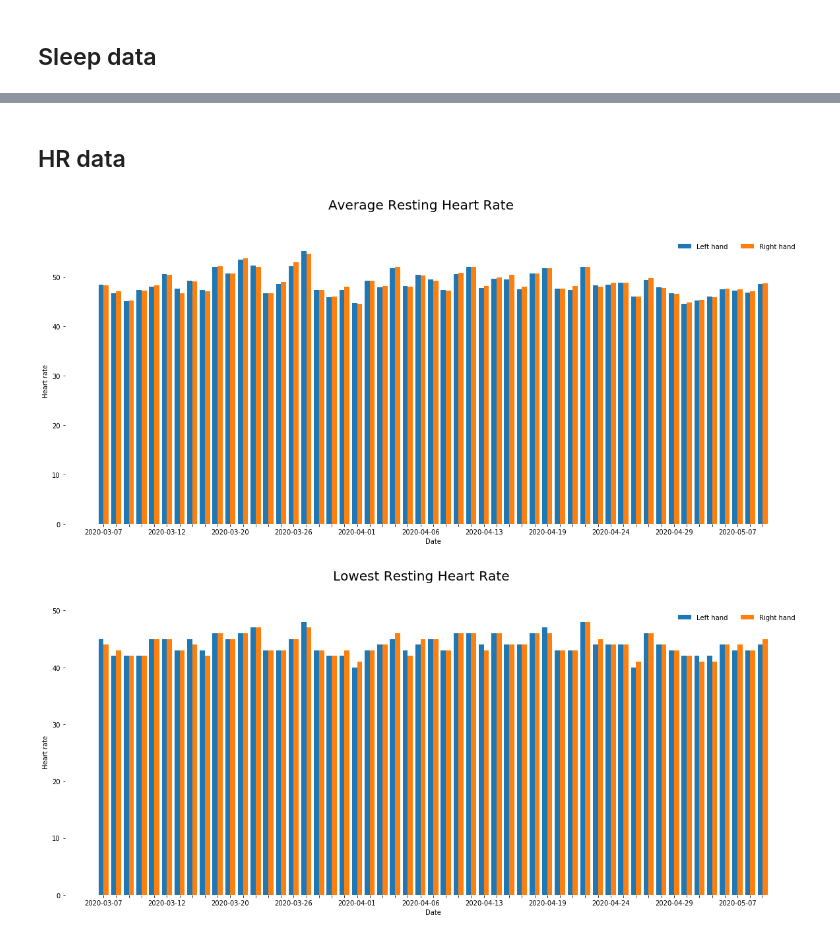
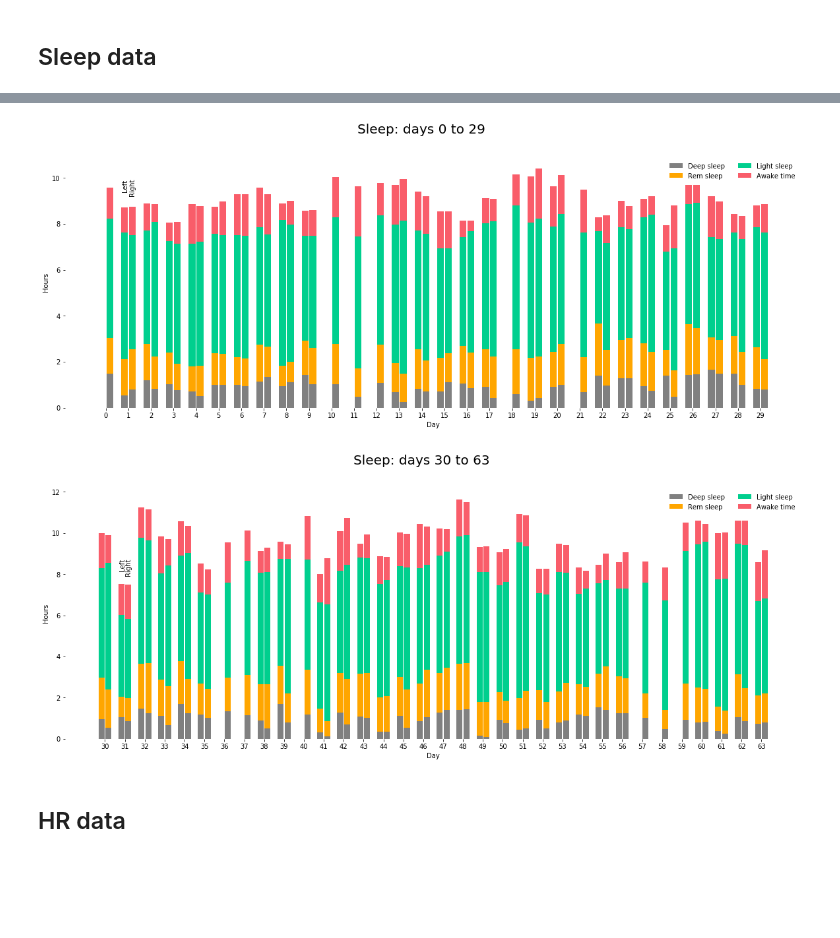
Before and after one commit to hietalajulius/oura-data-analysis, a Jupyter notebook: Oura Data Analysis.ipynb, the cells around one changed output, grey strips where cells are left out. Saved outputs shown, nothing was run; the diff lists cells and outputs as text; code cells hidden in the pictures; blank space fills up the shorter version.

Commit message:
Improve graphs

```diff
--- a/Oura Data Analysis.ipynb
+++ b/Oura Data Analysis.ipynb
@@ -55,2 +19,17 @@ def plot_data(column, ylabel, divider=1):
+# %%
+colors = ['#003f5c','#2f4b7c','#00cf8e','#a05195','#d45087','#f95d6a','#ff7c43','#ffa600']
+df_left_hand = pd.read_csv('data/oura_data_analysis - left_hand.csv')
+df_right_hand = pd.read_csv('data/oura_data_analysis - right_hand.csv')
+df_left_hand.fillna(0, inplace=True)
+df_right_hand.fillna(0, inplace=True)
+
+awake_time_column = "Awake Time"
+rem_sleep_time_column = "REM Sleep Time"
+light_sleep_time_column = "Light Sleep Time"
+deep_sleep_time_column = "Deep Sleep Time"
+average_hr_column = "Average Resting Heart Rate"
+lowest_hr_column = "Lowest Resting Heart Rate"
+barwidth = 0.3
+separation = 0.05
 # %% [markdown]
 ## Sleep data
@@ -69,8 +36,44 @@ plot_data(awake_time_column, "Hours", 3600)
+# %%
+def plot_sleep_data(begin=0, end=30, divider=1):
+    rng = end-begin
+    x = np.array(range(rng))
+    fig, ax = plt.subplots(1,1,figsize=(20,7))
+
+    deep_left = df_left_hand[deep_sleep_time_column][begin:end] / divider
+    light_left = df_left_hand[light_sleep_time_column][begin:end] / divider
+    rem_left = df_left_hand[rem_sleep_time_column][begin:end] / divider
+    awake_left = df_left_hand[awake_time_column][begin:end] / divider
+
+    deep_right = df_right_hand[deep_sleep_time_column][begin:end] / divider
+    light_right = df_right_hand[light_sleep_time_column][begin:end] / divider
+    rem_right = df_right_hand[rem_sleep_time_column][begin:end] / divider
+    awake_right = df_right_hand[awake_time_column][begin:end] / divider
+
+    ax.bar(x-barwidth-separation, deep_left, color='grey', width=barwidth, label="Deep sleep")
+    ax.bar(x-barwidth-separation, rem_left, color=colors[7], bottom=deep_left , width=barwidth, label="Rem sleep")
+    ax.bar(x-barwidth-separation, light_left, color=colors[2], bottom=[a+b for a,b in zip(deep_left, rem_left)], width=barwidth, label="Light sleep")
+    ax.bar(x-barwidth-separation, awake_left, color=colors[5], bottom=[a+b+c for a,b,c in zip(deep_left, rem_left, light_left)], width=barwidth, label="Awake time")
+    ax.text(1-barwidth-3*separation, deep_left[begin+1]+rem_left[begin+1]+light_left[begin+1]+awake_left[begin+1]+1, "Left", rotation=90)
+
+    ax.bar(x, deep_right, color='grey', width=barwidth)
+    ax.bar(x, rem_right, color=colors[7], bottom=deep_right , width=barwidth)
+    ax.bar(x, light_right, color=colors[2], bottom=[a+b for a,b in zip(deep_right, rem_right)], width=barwidth)
+    ax.bar(x, awake_right, color=colors[5], bottom=[a+b+c for a,b,c in zip(deep_right, rem_right, light_right)], width=barwidth)
+    ax.text(1-3*separation,deep_right[begin+1]+rem_right[begin+1]+light_right[begin+1]+awake_right[begin+1]+1, "Right", rotation=90)
+
+    ax.set_xticklabels([str(day) for day in range(begin,end)])
+    ax.set_xticks(x-barwidth/2-separation/2)
+    ax.set(frame_on=False)
+    ax.set(ylabel="Hours", xlabel="Day")
+    fig.suptitle("Sleep: days "  + str(begin) + " to " + str(end-1), fontsize=20)
+    plt.legend(fancybox=True, ncol=2, frameon=False);
+
+    plt.show()
+
+plot_sleep_data(0, 30, 3600)
+plot_sleep_data(30, 64, 3600)
+# %% [output]
+[figure, added]
+[figure, added]
 # %% [markdown]
 ## HR data
-# %%
-plot_data(average_hr_column, "Heart rate")
-plot_data(lowest_hr_column, "Heart rate")
-# %% [output]
-[figure, removed]
-[figure, removed]
```
Also changed, not shown: parts of 4 cells of this notebook.
